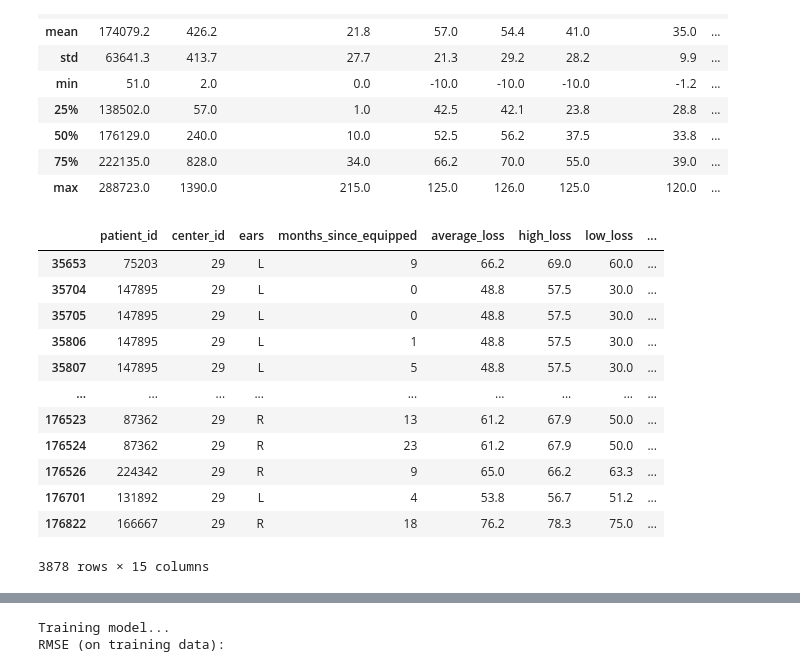
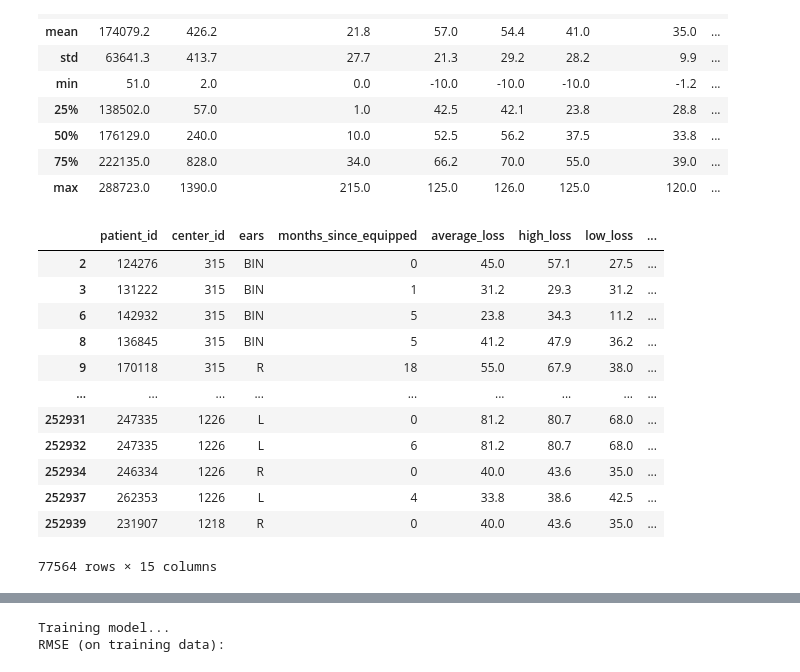
Before and after one commit to viebel/aaa-ml, a Jupyter notebook: notebooks/equipment-success.ipynb, the cells around one changed output, grey strips where cells are left out. Saved outputs shown, nothing was run; the diff lists cells and outputs as text; code cells hidden in the pictures.

```diff
--- a/notebooks/equipment-success.ipynb
+++ b/notebooks/equipment-success.ipynb
@@ -45,22 +45,22 @@ equipment_success_dataframe['valid'] = (equipment_success_dataframe['average_los
 # %%
 equipment_success_dataframe['age'] = equipment_success_dataframe['age_in_months_at_equipped_start']/12
 # %%
-equipment_success = equipment_success_dataframe.query('valid == True and center_id == 29').copy()
+equipment_success = equipment_success_dataframe.query('valid == True').copy()
 equipment_success
 # %% [output]
 |  | patient_id | center_id | ears | months_since_equipped | average_loss | high_loss | low_loss | ... |
-| 35653 | 75203 | 29 | L | 9 | 66.2 | 69.0 | 60.0 | ... |
-| 35704 | 147895 | 29 | L | 0 | 48.8 | 57.5 | 30.0 | ... |
-| 35705 | 147895 | 29 | L | 0 | 48.8 | 57.5 | 30.0 | ... |
-| 35806 | 147895 | 29 | L | 1 | 48.8 | 57.5 | 30.0 | ... |
-| 35807 | 147895 | 29 | L | 5 | 48.8 | 57.5 | 30.0 | ... |
+| 2 | 124276 | 315 | BIN | 0 | 45.0 | 57.1 | 27.5 | ... |
+| 3 | 131222 | 315 | BIN | 1 | 31.2 | 29.3 | 31.2 | ... |
+| 6 | 142932 | 315 | BIN | 5 | 23.8 | 34.3 | 11.2 | ... |
+| 8 | 136845 | 315 | BIN | 5 | 41.2 | 47.9 | 36.2 | ... |
+| 9 | 170118 | 315 | R | 18 | 55.0 | 67.9 | 38.0 | ... |
 | ... | ... | ... | ... | ... | ... | ... | ... | ... |
-| 176523 | 87362 | 29 | R | 13 | 61.2 | 67.9 | 50.0 | ... |
-| 176524 | 87362 | 29 | R | 23 | 61.2 | 67.9 | 50.0 | ... |
-| 176526 | 224342 | 29 | R | 9 | 65.0 | 66.2 | 63.3 | ... |
-| 176701 | 131892 | 29 | L | 4 | 53.8 | 56.7 | 51.2 | ... |
-| 176822 | 166667 | 29 | R | 18 | 76.2 | 78.3 | 75.0 | ... |
+| 252931 | 247335 | 1226 | L | 0 | 81.2 | 80.7 | 68.0 | ... |
+| 252932 | 247335 | 1226 | L | 6 | 81.2 | 80.7 | 68.0 | ... |
+| 252934 | 246334 | 1226 | R | 0 | 40.0 | 43.6 | 35.0 | ... |
+| 252937 | 262353 | 1226 | L | 4 | 33.8 | 38.6 | 42.5 | ... |
+| 252939 | 231907 | 1218 | R | 0 | 40.0 | 43.6 | 35.0 | ... |
-3878 rows × 15 columns
+77564 rows × 15 columns
 # %%
 for feature in ['months_since_equipped', 'average_loss', 'eq_average_loss', 'high_loss', 'low_loss', 'age']:
     display.display(equipment_success.hist(feature))
```
Also changed, not shown: parts of 13 cells of this notebook, 1 other file.
